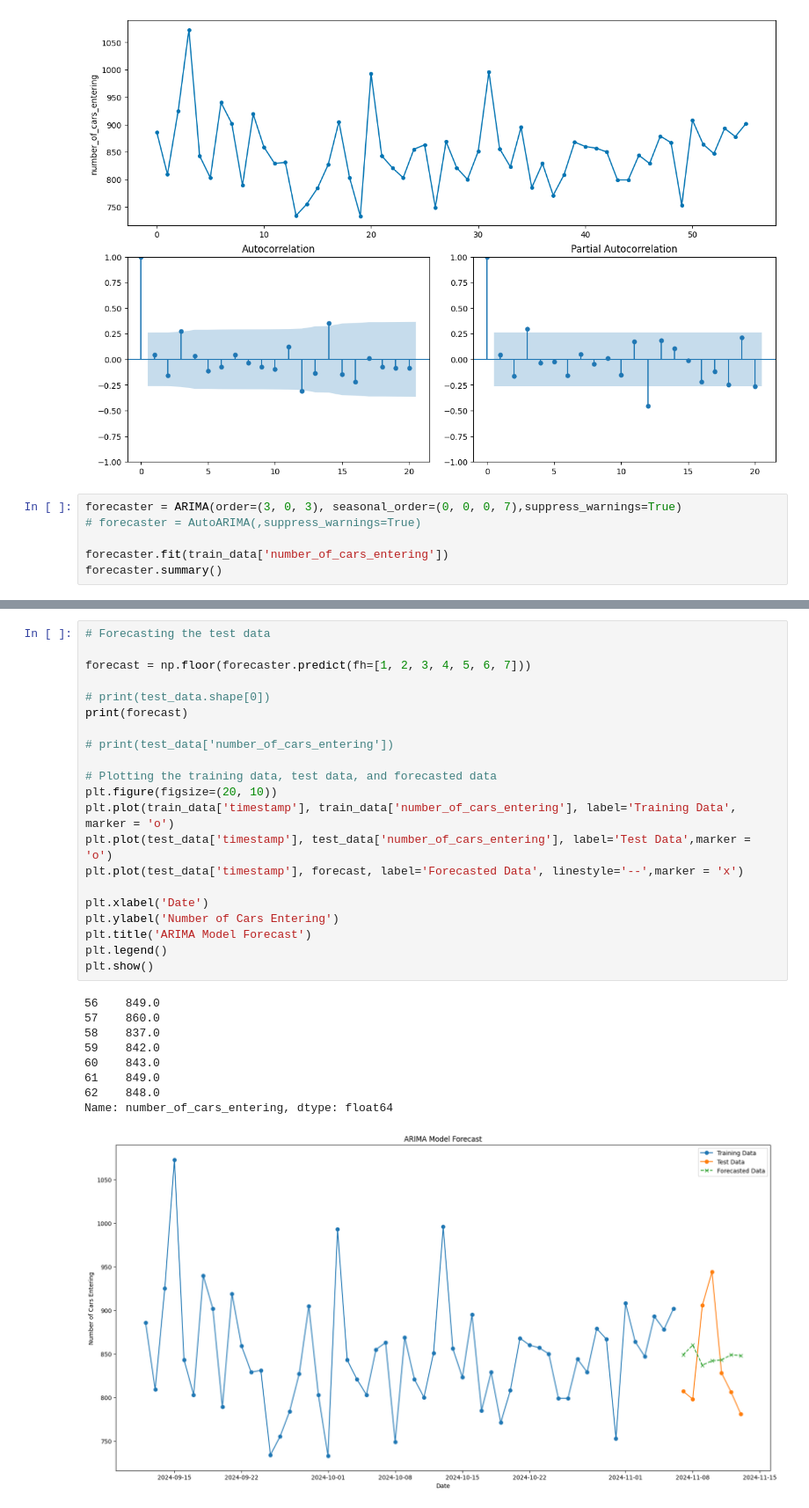
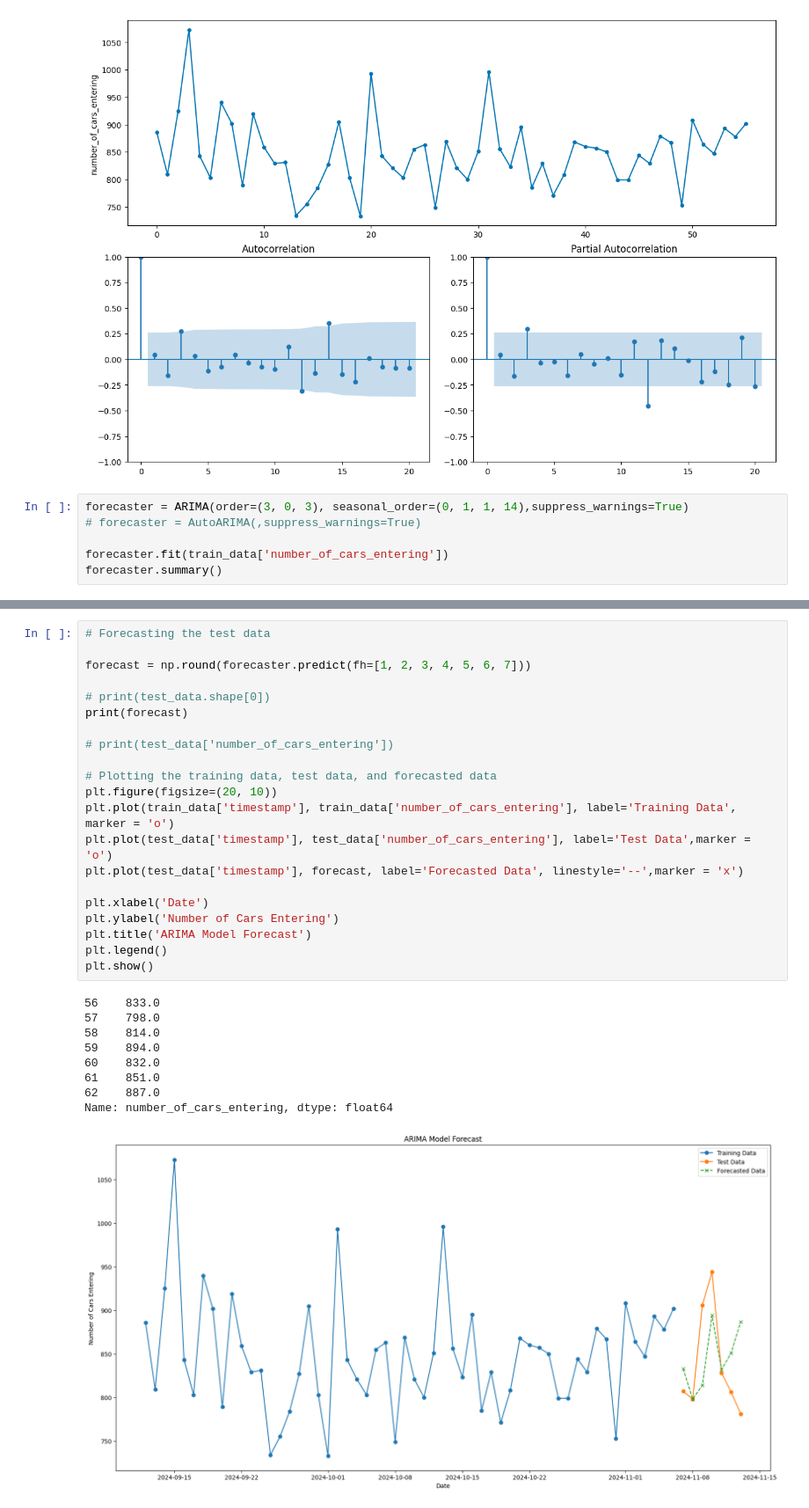
Before and after one commit to dheerajkumar2005/Time-Series-Forecasting-and-Modeling, a Jupyter notebook: Q1/Q1a.ipynb, the cells around one changed output, grey strips where cells are left out. Shown: that part at 88% size. Drawn from its saved outputs; the diff is of its cells as text.

```diff
--- a/Q1/Q1a.ipynb
+++ b/Q1/Q1a.ipynb
@@ -106,7 +106,7 @@ plot_correlations(train_data['number_of_cars_entering'], lags=20)
         <Axes: title={'center': 'Partial Autocorrelation'}>], dtype=object))
 [figure]
 # %%
-forecaster = ARIMA(order=(3, 0, 3), seasonal_order=(0, 0, 0, 7),suppress_warnings=True)
+forecaster = ARIMA(order=(3, 0, 3), seasonal_order=(0, 1, 1, 14),suppress_warnings=True)
 # forecaster = AutoARIMA(,suppress_warnings=True)
 
 forecaster.fit(train_data['number_of_cars_entering'])
@@ -138,34 +140,34 @@ Warnings:
 # %%
 # Forecasting the test data
 
-forecast = np.floor(forecaster.predict(fh=[1, 2, 3, 4, 5, 6, 7]))
+forecast = np.round(forecaster.predict(fh=[1, 2, 3, 4, 5, 6, 7]))
 
 # print(test_data.shape[0])
 print(forecast)
 
 # print(test_data['number_of_cars_entering'])
 
 # Plotting the training data, test data, and forecasted data
 plt.figure(figsize=(20, 10))
 plt.plot(train_data['timestamp'], train_data['number_of_cars_entering'], label='Training Data', marker = 'o')
 plt.plot(test_data['timestamp'], test_data['number_of_cars_entering'], label='Test Data',marker = 'o')
 plt.plot(test_data['timestamp'], forecast, label='Forecasted Data', linestyle='--',marker = 'x')
 
 plt.xlabel('Date')
 plt.ylabel('Number of Cars Entering')
 plt.title('ARIMA Model Forecast')
 plt.legend()
 plt.show()
 # %% [output]
-56    849.0
-57    860.0
-58    837.0
-59    842.0
-60    843.0
-61    849.0
-62    848.0
+56    833.0
+57    798.0
+58    814.0
+59    894.0
+60    832.0
+61    851.0
+62    887.0
 Name: number_of_cars_entering, dtype: float64
-[figure, old version]
+[figure, new version]
 # %%
 # Calculating the error metrics
 MASE = mean_absolute_scaled_error(y_train=train_data['number_of_cars_entering'],y_true=test_data['number_of_cars_entering'], y_pred=forecast)
```
Also changed, not shown: parts of 3 cells of this notebook.
